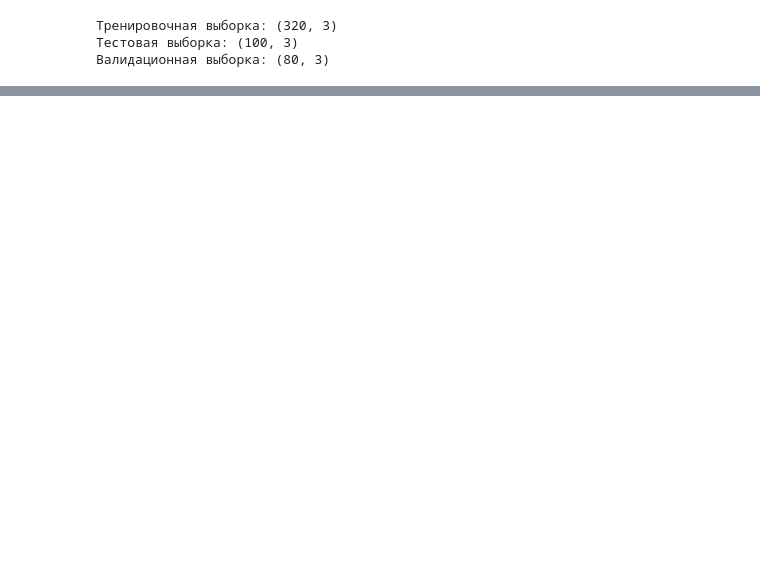
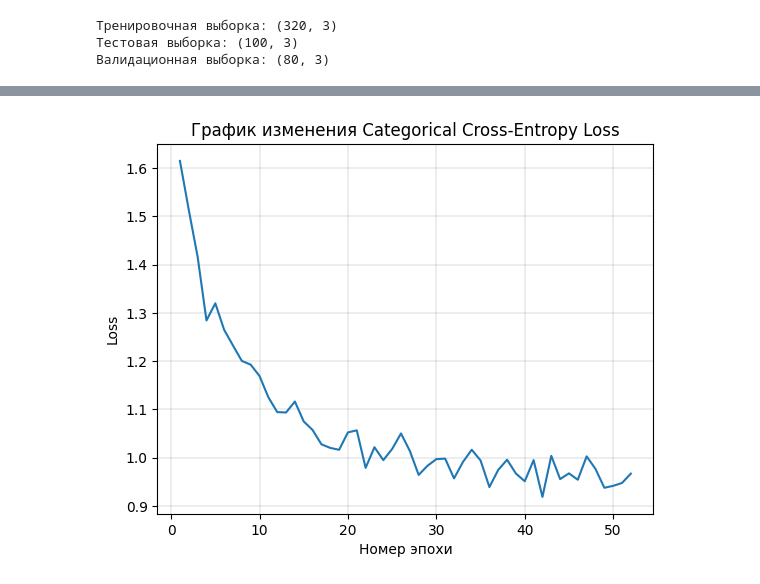
Before and after one commit to aas161/NeuroEvo-SANE, a Jupyter notebook: SANE_NeuroEv_BMI.ipynb, the cells around one changed output, grey strips where cells are left out. Saved outputs shown, nothing was run; the diff lists cells and outputs as text; code cells hidden in the pictures; blank space fills up the shorter version.

Commit message:
Добавлен механизм сохранения лучшей модели НС. Построены графики целевых метрик.

```diff
--- a/SANE_NeuroEv_BMI.ipynb
+++ b/SANE_NeuroEv_BMI.ipynb
@@ -360,0 +395,4 @@ class Sane:
+# %%
+# Обучение НС
+sane = Sane(epochs, log_loss, accuracy_score, total_neurons, in_neurons, out_neurons, hidden_neurons, connections, total_blueprints, patience)
+_, loss_arr, accuracy, epoch = sane.evolve(x_train, y_train, x_val, y_val, model_name)
@@ -360,0 +417,11 @@ class Sane:
+# %%
+# График изменения Loss
+plt.plot(range(1, epoch+1), loss_arr)
+plt.xlabel('Номер эпохи')
+plt.ylabel('Loss')
+plt.title('График изменения Categorical Cross-Entropy Loss')
+plt.grid(axis = 'x', color = 'grey', linestyle = '-', linewidth = 0.2)
+plt.grid(axis = 'y', color = 'grey', linestyle = '-', linewidth = 0.2)
+plt.show()
+# %% [output]
+[figure, added]
```
Also changed, not shown: parts of 5 cells of this notebook.
